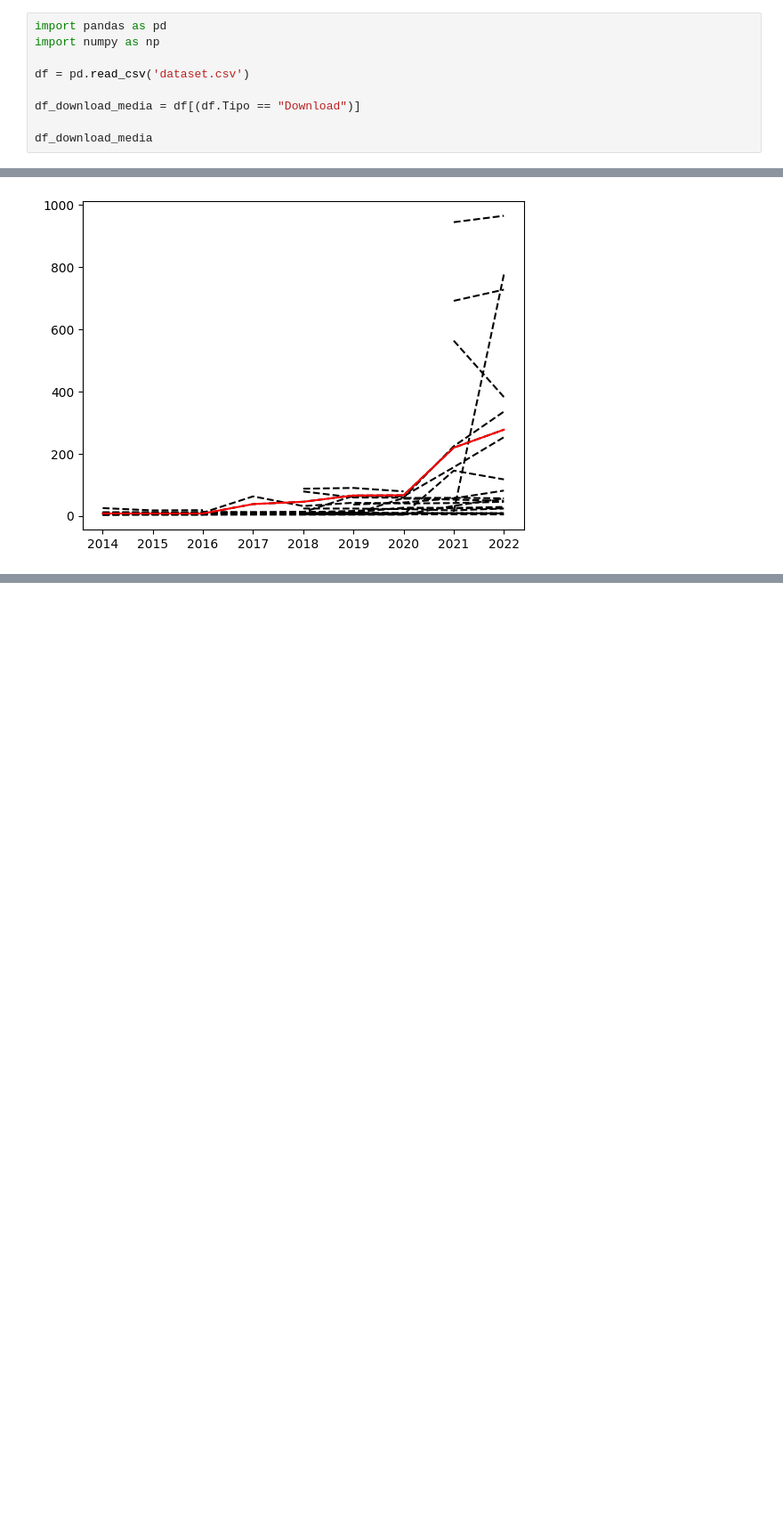
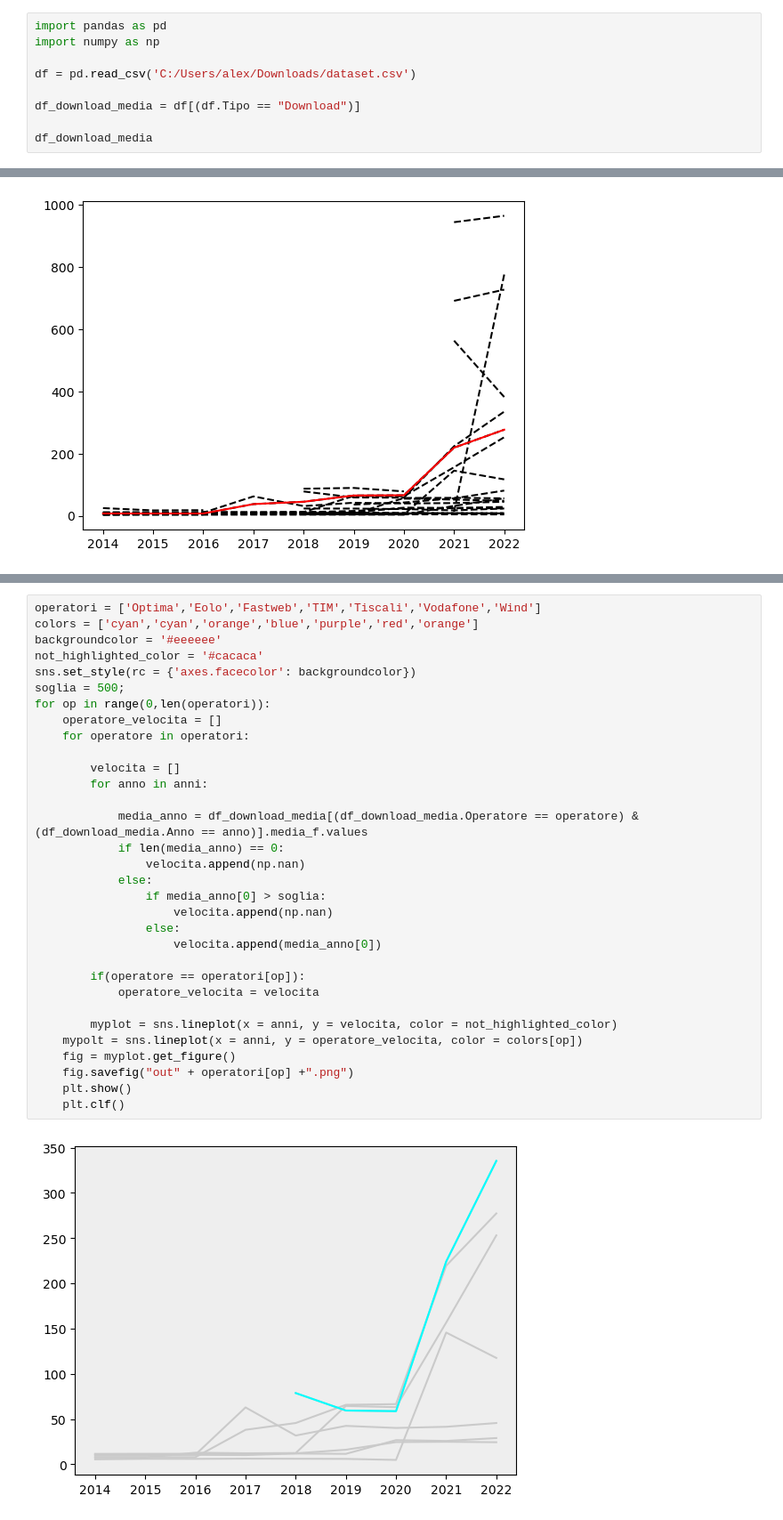
Before and after one commit to alemk96/bul_study, a Jupyter notebook: analisi_velocita.ipynb, the cells around one changed output, grey strips where cells are left out. Shown: that part at 89% size. Drawn from its saved outputs; the diff is of its cells as text; blank space fills up the shorter version.

```diff
--- a/analisi_velocita.ipynb
+++ b/analisi_velocita.ipynb
@@ -2,7 +2,7 @@
 import pandas as pd
 import numpy as np
 
-df = pd.read_csv('dataset.csv')
+df = pd.read_csv('C:/Users/alex/Downloads/dataset.csv')
 
 df_download_media = df[(df.Tipo == "Download")]
 
@@ -92,0 +101,34 @@ Acantho
+# %%
+operatori = ['Optima','Eolo','Fastweb','TIM','Tiscali','Vodafone','Wind']
+colors = ['cyan','cyan','orange','blue','purple','red','orange']
+backgroundcolor = '#eeeeee'
+not_highlighted_color = '#cacaca'
+sns.set_style(rc = {'axes.facecolor': backgroundcolor})
+soglia = 500;
+for op in range(0,len(operatori)):
+    operatore_velocita = []
+    for operatore in operatori:
+
+        velocita = []
+        for anno in anni:
+
+            media_anno = df_download_media[(df_download_media.Operatore == operatore) & (df_download_media.Anno == anno)].media_f.values
+            if len(media_anno) == 0:
+                velocita.append(np.nan)
+            else:
+                if media_anno[0] > soglia:
+                    velocita.append(np.nan)
+                else:
+                    velocita.append(media_anno[0])
+
+        if(operatore == operatori[op]):
+            operatore_velocita = velocita
+
+        myplot = sns.lineplot(x = anni, y = velocita, color = not_highlighted_color)
+    mypolt = sns.lineplot(x = anni, y = operatore_velocita, color = colors[op])
+    fig = myplot.get_figure()
+    fig.savefig("out" + operatori[op] +".png")
+    plt.show()
+    plt.clf()
+# %% [output]
+[figure, added]
```
Also changed, not shown: parts of 2 cells of this notebook.
